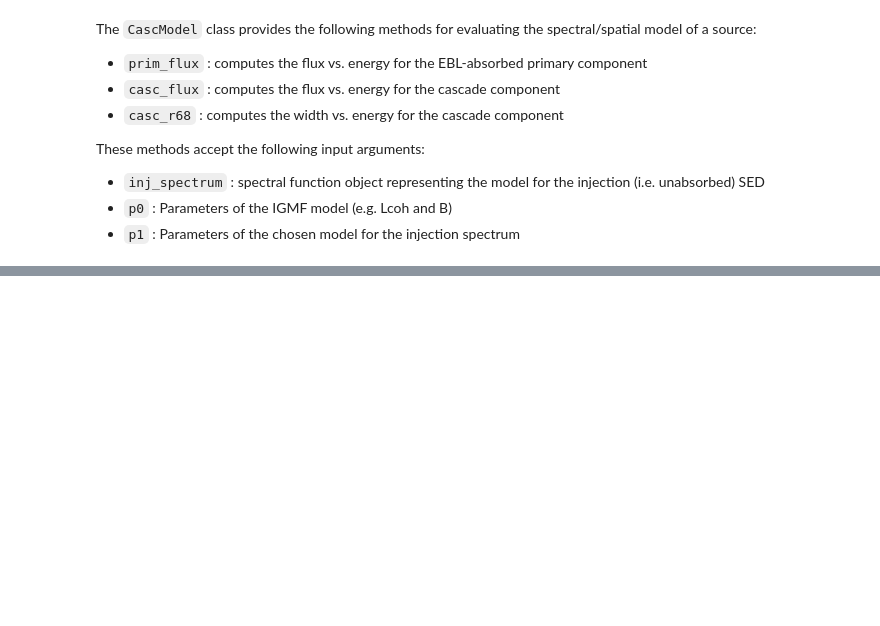
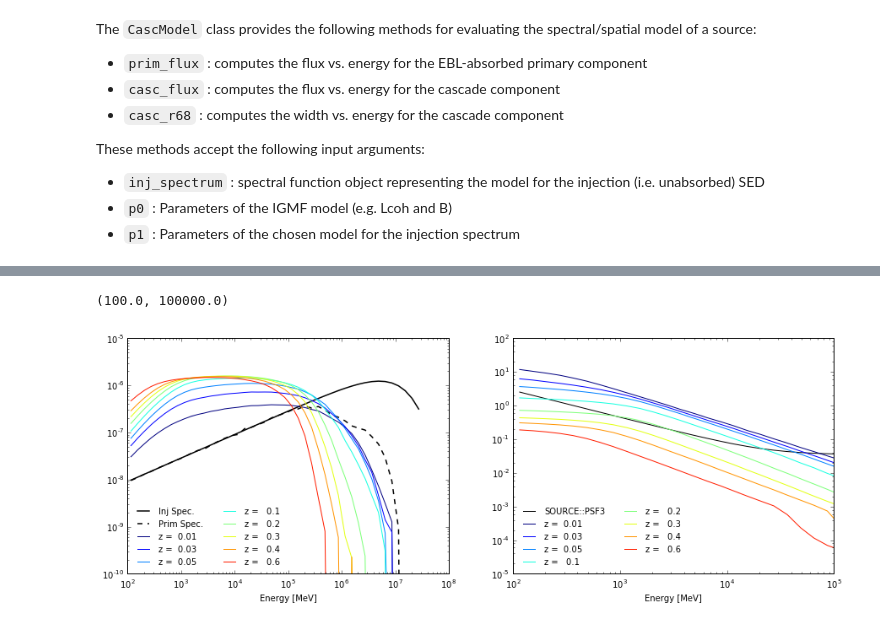
Before and after one commit to fermiPy/extpipe, a Jupyter notebook: notebooks/casc_model_examples.ipynb, the cells around one changed output, grey strips where cells are left out. Saved outputs shown, nothing was run; the diff lists cells and outputs as text; code cells hidden in the pictures; blank space fills up the shorter version.

```diff
--- a/notebooks/casc_model_examples.ipynb
+++ b/notebooks/casc_model_examples.ipynb
@@ -148,0 +144,41 @@ plt.gca().set_ylabel('R68 [deg]')
+# %%
+import os
+if not os.path.isfile('results_th_jet6.00_tmax1e+07.fits.gz'):
+    !curl -OL https://www.dropbox.com/s/v03oh5ipaeuazaw/results_th_jet6.00_tmax1e%2B07.fits.gz?dl=0
+
+cm1 = CascModel.create_from_fits('results_th_jet6.00_tmax1e+07.fits.gz')
+# %%
+redshift_val = [0.01,0.03,0.05,0.1,0.2,0.3,0.4,0.6]
+
+casc_flux = cm1.casc_flux(inj_spec,[redshift_val,0.0,-16.0])
+casc_r68 = cm1.casc_r68(inj_spec,[redshift_val,0.0,-16.0])
+
+fig = plt.figure(figsize=(15,5))
+fig.add_subplot(121)
+
+plt.loglog(ectr,inj_flux*ectr,color='k',linewidth=1.5,label='Inj Spec.')
+plt.loglog(ectr,prim_flux*ectr,color='k',linewidth=1.5,linestyle='--',label='Prim Spec.')
+
+for i in range(casc_flux.shape[1]):
+    plt.loglog(ectr,casc_flux[:,i]*efct,color=matplotlib.cm.jet(float(i)/len(redshift_val)),
+               label='z = %5.2g'%redshift_val[i])
+
+plt.gca().set_ylim(1E-10)
+plt.gca().legend(frameon=False,loc='lower left',prop={'size':10},ncol=2)
+plt.gca().set_xlabel('Energy [MeV]')
+
+fig.add_subplot(122)
+
+plt.loglog(ectr,np.sqrt((2.85*(ectr/100.)**-0.8)**2+0.035**2),color='k',label='SOURCE::PSF3')
+
+for i in range(casc_r68.shape[1]):
+    plt.loglog(ectr,casc_r68[:,i],color=matplotlib.cm.jet(float(i)/casc_r68.shape[1]),
+               label='z = %5.2g'%redshift_val[i])
+
+plt.gca().legend(frameon=False,loc='lower left',prop={'size':10},ncol=2)
+plt.gca().set_xlabel('Energy [MeV]')
+
+plt.gca().set_xlim(1E2,1E5)
+# %% [output]
+(100.0, 100000.0)
+[figure, added]
```
Also changed, not shown: parts of 3 cells of this notebook, 1 other file.
